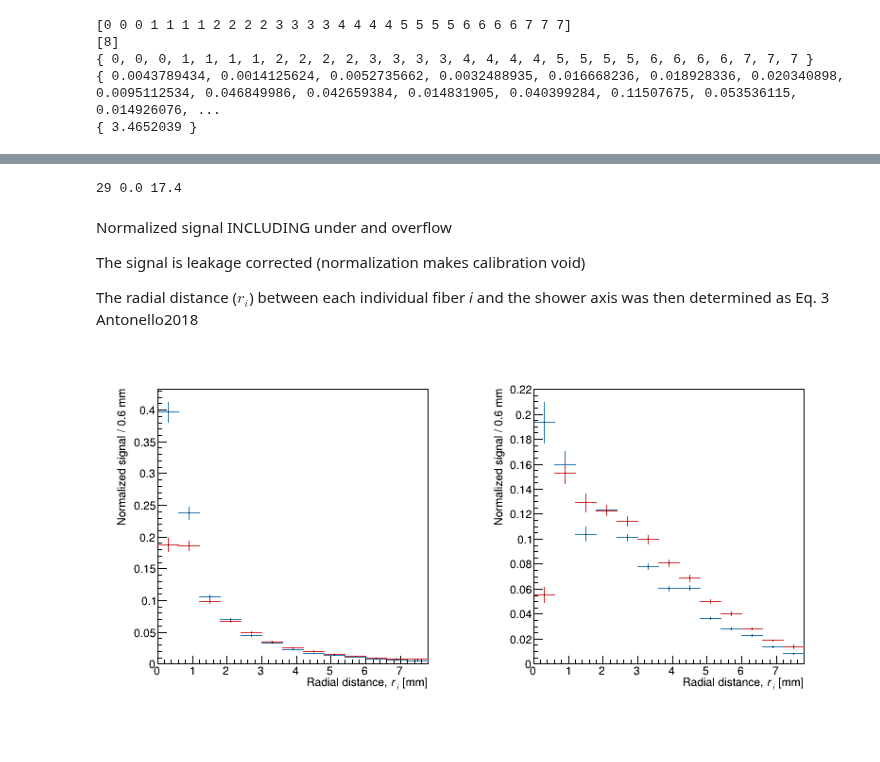
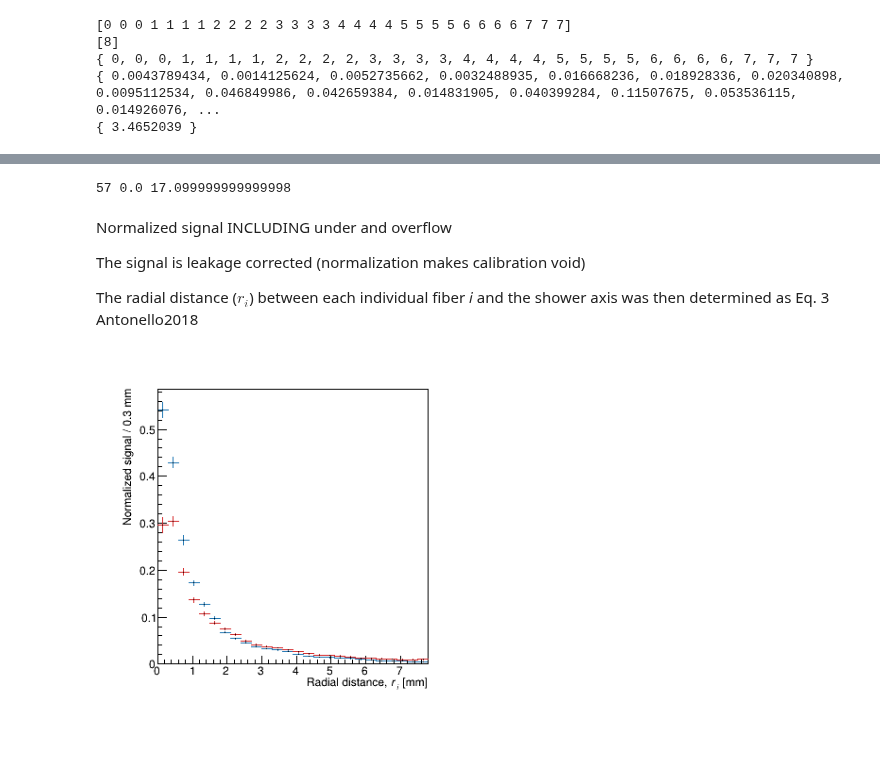
Before and after one commit to mollyhjorthjensen/DREAM, a Jupyter notebook: Analysis/validation.ipynb, the cells around one changed output, grey strips where cells are left out. Cells and saved outputs as stored; diff of their text form; code cells hidden in the pictures.

```diff
--- a/Analysis/validation.ipynb
+++ b/Analysis/validation.ipynb
@@ -28,7 +30,7 @@ def modifiedZscore(rdf, col, D=3.5):
     return f"abs(0.6745*({col}-({xtilde}))/{MAD}) <= {D}"
 # %%
 treeName = "B4"
-path = "/groups/hep/mojen/repositories/DREAM/Run/final_validation/brass/"
+path = "/groups/hep/mojen/repositories/DREAM/Run/final_validation/brass_copy/"
 # %%
 # create rdataframe
 
@@ -530,11 +536,11 @@ for s in ['electron_10GeV', 'electron_40GeV']:
     # define new columns
     rdf_profile[s] = rdf_profile[s].Define("VecSignalScnt_corr", leakageCorrection("VecSignalScnt"))
     rdf_profile[s] = rdf_profile[s].Define("VecSignalCkov_corr", leakageCorrection("VecSignalCkov"))
-    rdf_profile[s] = rdf_profile[s].Define("VecSignalScnt_cal", f"VecSignalScnt_corr*{S_cal}")
-    rdf_profile[s] = rdf_profile[s].Define("VecSignalCkov_cal", f"VecSignalCkov_corr*{C_cal}")
+#     rdf_profile[s] = rdf_profile[s].Define("VecSignalScnt_cal", f"VecSignalScnt_corr*{S_cal}")
+#     rdf_profile[s] = rdf_profile[s].Define("VecSignalCkov_cal", f"VecSignalCkov_corr*{C_cal}")
 # %%
 for s, v in zip(['electron_10GeV', 'electron_40GeV'], ["Scnt", "Ckov"]):
-    rdf_profile[s] = rdf_profile[s].Define("xbins", "0.6*RVec<double>(getArange(50))")
+#     rdf_profile[s] = rdf_profile[s].Define("xbins", "0.6*RVec<double>(getArange(50))")
     rdf_profile[s] = rdf_profile[s].Define(f"{v}_i", f"getNi(VecIndex{v}, VoxelsAlongY)")
     rdf_profile[s] = rdf_profile[s].Define(f"{v}_j", f"getNj(VecIndex{v}, VoxelsAlongY)")
     rdf_profile[s] = rdf_profile[s].Define(f"{v}_x", f"{v}_j-VecShower{v}CoMj.at(0)")
@@ -542,7 +548,7 @@ for s, v in zip(['electron_10GeV', 'electron_40GeV'], ["Scnt", "Ckov"]):
 #     rdf_profile[s] = rdf_profile[s].Define(f"{v}_norm", f"VecSignal{v}_corr/Sum(VecSignal{v}_corr)")
     rdf_profile[s] = rdf_profile[s].Define(f"{v}_norm", f"RVec<double>(VecSignal{v})/Sum(VecSignal{v})")
     rdf_profile[s] = rdf_profile[s].Define(f"{v}_r_mm", f"1.5*getRadialDistance({v}_x, {v}_y)")
-    rdf_profile[s] = rdf_profile[s].Define(f"{v}_radialProfile", f"getRadialProfile({v}_r_mm, VecSignal{v}_cal, xbins)")
+#     rdf_profile[s] = rdf_profile[s].Define(f"{v}_radialProfile", f"getRadialProfile({v}_r_mm, VecSignal{v}_cal, xbins)")
 #     rdf_profile[s] = rdf_profile[s].Define(f"{v}_radialProfile", f"getRadialProfile({v}_r_mm, VecSignal{v}_corr, xbins)")
 # %%
 df = rdf_profile['electron_10GeV'].Range(16,17).AsNumpy()
@@ -574,5 +580,5 @@ c7.Draw()
 # %%
-binwidth = 0.6
+binwidth = 0.3
 xlow = 0.
 xup = 1.5*np.sqrt(2*8**2)
 nbins = int(np.ceil((xup-xlow)/binwidth))
@@ -580,7 +586,7 @@ xup = nbins*binwidth
 print(nbins, xlow, xup)
 model = ("", "", nbins, xlow, xup)
 # %% [output]
-29 0.0 17.4
+57 0.0 17.099999999999998
 # %% [markdown]
 Normalized signal INCLUDING under and overflow
 
@@ -591,35 +597,35 @@ shower axis was then determined as Eq. 3 Antonello2018
 # %%
 c8 = ROOT.TCanvas("c8", "c8", 800, 400)
 ROOT.gStyle.SetOptStat(0)
 c8.Divide(2)
 x = [["Scnt_r_mm", "Ckov_r_mm"], ["xbins", "xbins"]]
 # y = [["VecSignalScnt_cal", "VecSignalCkov_cal"], ["Scnt_radialProfile", "Ckov_radialProfile"]]
 # y = [["VecSignalScnt", "VecSignalCkov"], ["Scnt_radialProfile", "Ckov_radialProfile"]]
 y = [["Scnt_norm", "Ckov_norm"], ["Scnt_radialProfile", "Ckov_radialProfile"]]
 p = [[None, None], [None, None]]
 p_norm = p.copy()
-for i in range(2):
+for i in range(1):
     c8.cd(i+1)
     ROOT.gPad.SetLeftMargin(0.15)
     p[i][0] = rdf_profile['electron_10GeV'].Profile1D(model, x[i][0], y[i][0])
     p[i][1] = rdf_profile['electron_40GeV'].Profile1D(model, x[i][1], y[i][1])
 #     if i == 0:
-#         p[i][0].Draw("SAME")
-#         p[i][1].Draw("SAME")
+    p[i][0].Draw("SAME")
+    p[i][1].Draw("SAME")
 #     else:
-    p_norm[i][0] = p[i][0].DrawNormalized("SAME")
-    p_norm[i][1] = p[i][1].DrawNormalized("SAME")
+#     p_norm[i][0] = p[i][0].DrawNormalized("SAME")
+#     p_norm[i][1] = p[i][1].DrawNormalized("SAME")
 
     p_norm[i][0].SetLineColor(palette['blue'].GetNumber())
     p_norm[i][1].SetLineColor(palette['red'].GetNumber())
     p_norm[i][0].GetXaxis().SetRangeUser(0., 7.8)
 #     p_norm[i][0].GetYaxis().SetRangeUser(0., .4)
     p_norm[i][0].GetXaxis().SetTitle("Radial distance, #it{r_{i}} [mm]")
     p_norm[i][0].GetYaxis().SetTitle(f"Normalized signal / {binwidth} mm")
 
 c8.Update()
 c8.Draw()
 # %% [output]
-[figure, old version]
+[figure, new version]
 # %% [markdown]
 #
```
Also changed, not shown: parts of 3 cells of this notebook.
